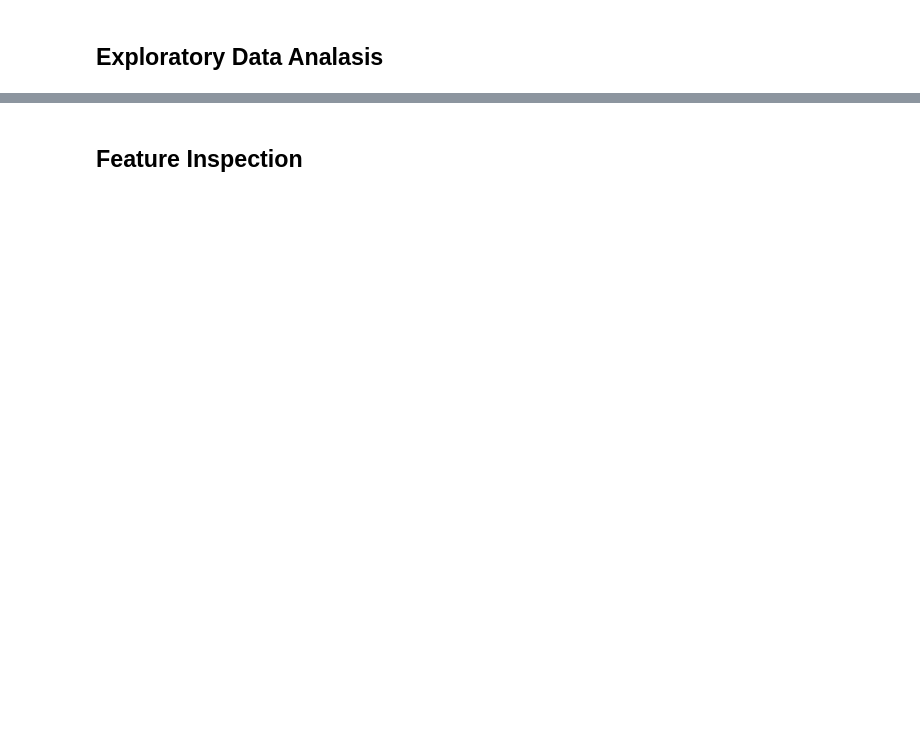
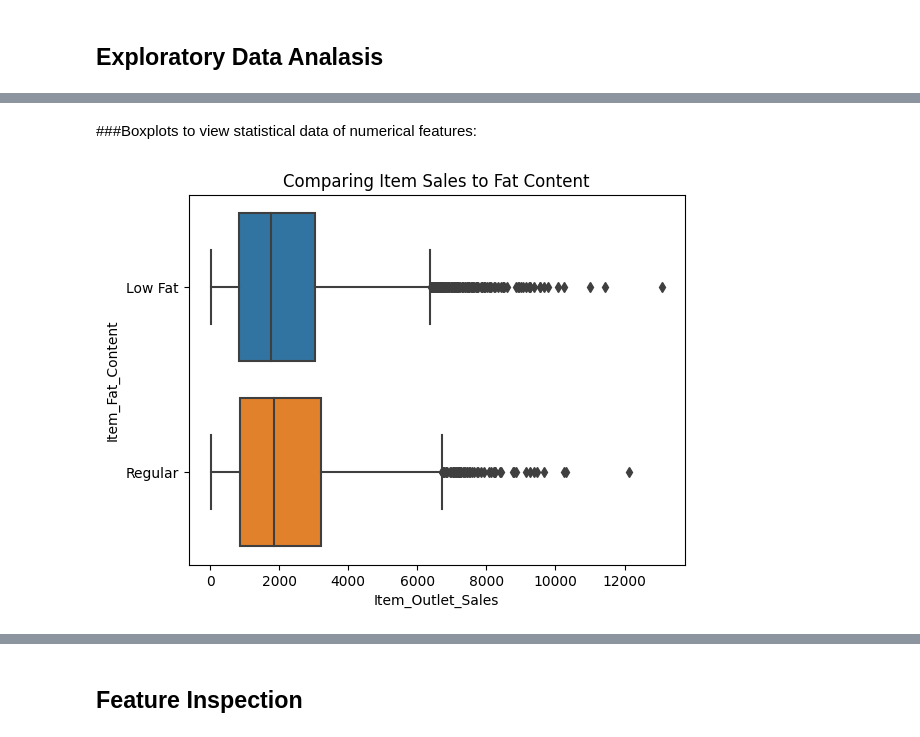
Before and after one commit to LoveidaLucero/Prediction-of-Product-Sales, a Jupyter notebook: Prediction_of_Product_Sales.ipynb, the cells around one changed output, grey strips where cells are left out. Drawn from its saved outputs; the diff is of its cells as text; code cells hidden in the pictures; blank space fills up the shorter version.

```diff
--- a/Prediction_of_Product_Sales.ipynb
+++ b/Prediction_of_Product_Sales.ipynb
@@ -242,0 +292,10 @@ stats.loc[['mean','min','max']]
+# %% [markdown]
+###Boxplots to view statistical data of numerical features:
+# %%
+#graph item fat contentand item outlet sales
+ax = sns.boxplot(data=df_sales, y='Item_Fat_Content', x="Item_Outlet_Sales")
+
+# set title
+ax.set_title("Comparing Item Sales to Fat Content");
+# %% [output]
+[figure, added]
```
Also changed, not shown: parts of 13 cells of this notebook.
